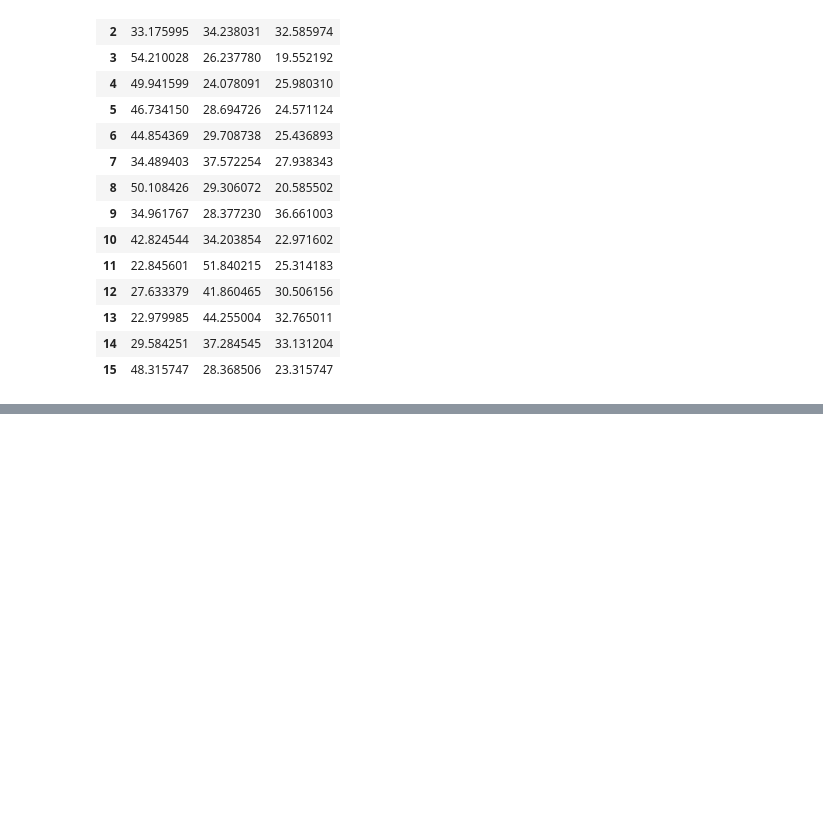
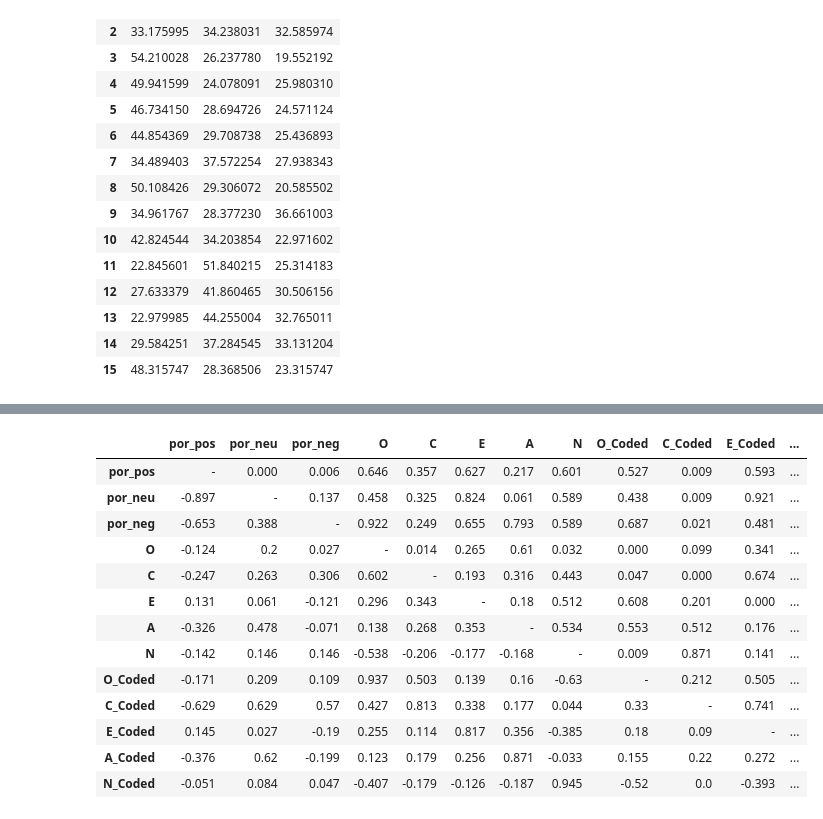
Before and after one commit to leosilva/peerj_computer_science_2022, a Jupyter notebook: Notebooks/Statistics - Linear Regression.ipynb, the cells around one changed output, grey strips where cells are left out. Cells and saved outputs as stored; diff of their text form; code cells hidden in the pictures; blank space fills up the shorter version.

```diff
--- a/Notebooks/Statistics - Linear Regression.ipynb
+++ b/Notebooks/Statistics - Linear Regression.ipynb
@@ -941,0 +1568,17 @@ Best fit polynomial degree:  6.419832289679811
+# %%
+df_scaled.rcorr(method='spearman', stars=False)
+# %% [output]
+|  | por_pos | por_neu | por_neg | O | C | E | A | N | O_Coded | C_Coded | E_Coded | ... |
+| por_pos | - | 0.000 | 0.006 | 0.646 | 0.357 | 0.627 | 0.217 | 0.601 | 0.527 | 0.009 | 0.593 | ... |
+| por_neu | -0.897 | - | 0.137 | 0.458 | 0.325 | 0.824 | 0.061 | 0.589 | 0.438 | 0.009 | 0.921 | ... |
+| por_neg | -0.653 | 0.388 | - | 0.922 | 0.249 | 0.655 | 0.793 | 0.589 | 0.687 | 0.021 | 0.481 | ... |
+| O | -0.124 | 0.2 | 0.027 | - | 0.014 | 0.265 | 0.61 | 0.032 | 0.000 | 0.099 | 0.341 | ... |
+| C | -0.247 | 0.263 | 0.306 | 0.602 | - | 0.193 | 0.316 | 0.443 | 0.047 | 0.000 | 0.674 | ... |
+| E | 0.131 | 0.061 | -0.121 | 0.296 | 0.343 | - | 0.18 | 0.512 | 0.608 | 0.201 | 0.000 | ... |
+| A | -0.326 | 0.478 | -0.071 | 0.138 | 0.268 | 0.353 | - | 0.534 | 0.553 | 0.512 | 0.176 | ... |
+| N | -0.142 | 0.146 | 0.146 | -0.538 | -0.206 | -0.177 | -0.168 | - | 0.009 | 0.871 | 0.141 | ... |
+| O_Coded | -0.171 | 0.209 | 0.109 | 0.937 | 0.503 | 0.139 | 0.16 | -0.63 | - | 0.212 | 0.505 | ... |
+| C_Coded | -0.629 | 0.629 | 0.57 | 0.427 | 0.813 | 0.338 | 0.177 | 0.044 | 0.33 | - | 0.741 | ... |
+| E_Coded | 0.145 | 0.027 | -0.19 | 0.255 | 0.114 | 0.817 | 0.356 | -0.385 | 0.18 | 0.09 | - | ... |
+| A_Coded | -0.376 | 0.62 | -0.199 | 0.123 | 0.179 | 0.256 | 0.871 | -0.033 | 0.155 | 0.22 | 0.272 | ... |
+| N_Coded | -0.051 | 0.084 | 0.047 | -0.407 | -0.179 | -0.126 | -0.187 | 0.945 | -0.52 | 0.0 | -0.393 | ... |
```
Also changed, not shown: parts of 42 cells of this notebook, 1 other file.
